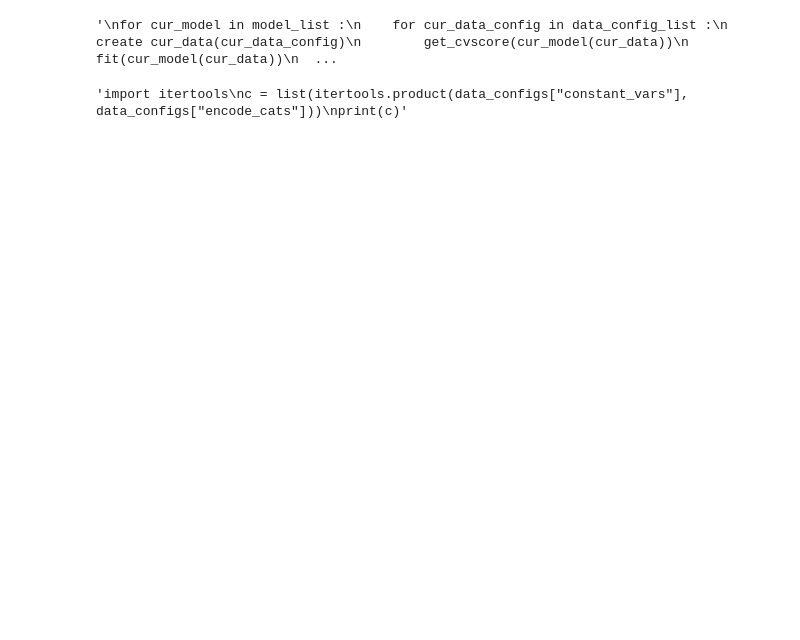
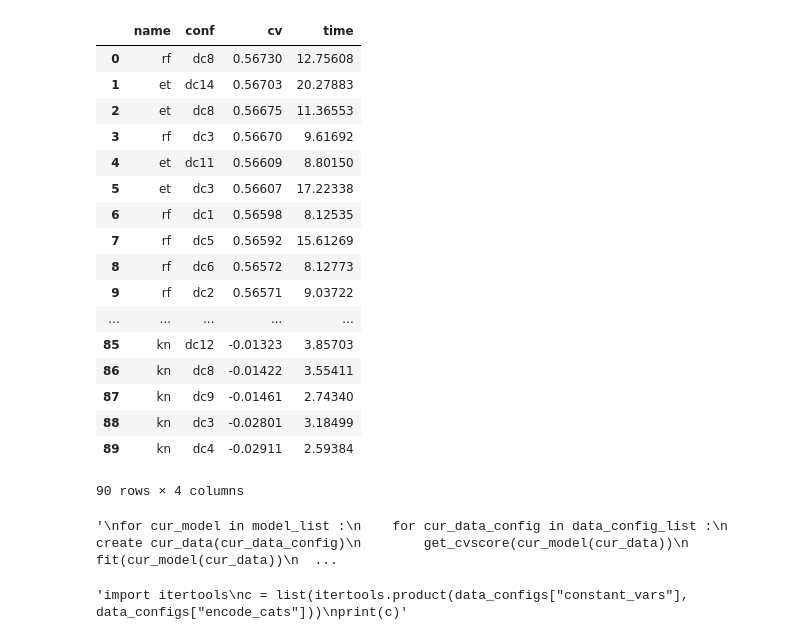
Before and after one commit to juliencohensolal/Merco, a Jupyter notebook: M_Generator.ipynb, the cells around one changed output. Saved outputs shown, nothing was run; the diff lists cells and outputs as text; code cells hidden in the pictures; blank space fills up the shorter version.

```diff
--- a/M_Generator.ipynb
+++ b/M_Generator.ipynb
@@ -7,20 +7,21 @@ import matplotlib.pyplot as plt
 import seaborn as sns
 import warnings
 import time
+from sklearn.model_selection import KFold
 from sklearn.preprocessing import LabelEncoder
 from sklearn.decomposition import PCA, FastICA, TruncatedSVD
 from sklearn.random_projection import GaussianRandomProjection, SparseRandomProjection
-from sklearn.model_selection import KFold
-from sklearn.linear_model import LassoCV, LassoLarsCV
-from sklearn.ensemble import ExtraTreesRegressor
+from sklearn.linear_model import LassoCV, LassoLarsCV, RidgeCV
+from sklearn.ensemble import ExtraTreesRegressor, RandomForestRegressor, GradientBoostingRegressor
+from sklearn.neighbors import KNeighborsRegressor
 from sklearn.metrics import r2_score
-import xgboost as xgb
+from xgboost import XGBRegressor, DMatrix
 
 # Visualization options
-pd.set_option('display.float_format', lambda x: '%.3f' % x)
+pd.set_option('display.float_format', lambda x: '%.5f' % x)
 pd.set_option('display.max_columns', None)
+%matplotlib inline
 HTML("<style>.container { width: 90% !important; }</style>")
-%matplotlib inline
 warnings.filterwarnings("ignore")
 
 # Global variables
@@ -58,14 +614,0 @@ models = {
-# %%
-'''
-data_configs = {
-    "encode_cats" : ["LE", "LE+", "dummies"],
-    "constant_vars" : ["with", "without"],
-    "dupli_vars" : ["with", "remove_train", "remove_train+test"],
-    "binary_counts" : ["with", "without"],
-    "pca" : [0, 3, 6, 9, 12, 15],
-    "ica" : [0, 3, 6, 9, 12, 15],
-    "tsvd" : [0, 3, 6, 9, 12, 15],
-    "grp" : [0, 3, 6, 9, 12, 15],
-    "srp" : [0, 3, 6, 9, 12, 15],
-}
-'''
@@ -307,0 +615,3 @@ Elapsed : 37.46928906440735
+# %%
+# Generate preds
+results = run_generator(models, data_configs, init_train, init_test)
@@ -308,3 +636,27 @@ Elapsed : 37.46928906440735
+# %%
+# Show ordered results
+results.sort_values(["cv"], ascending = False, inplace= True)
+results.reset_index(drop = True, inplace = True)
+display(results)
+# %% [output]
+|  | name | conf | cv | time |
+| 0 | rf | dc8 | 0.56730 | 12.75608 |
+| 1 | et | dc14 | 0.56703 | 20.27883 |
+| 2 | et | dc8 | 0.56675 | 11.36553 |
+| 3 | rf | dc3 | 0.56670 | 9.61692 |
+| 4 | et | dc11 | 0.56609 | 8.80150 |
+| 5 | et | dc3 | 0.56607 | 17.22338 |
+| 6 | rf | dc1 | 0.56598 | 8.12535 |
+| 7 | rf | dc5 | 0.56592 | 15.61269 |
+| 8 | rf | dc6 | 0.56572 | 8.12773 |
+| 9 | rf | dc2 | 0.56571 | 9.03722 |
+| ... | ... | ... | ... | ... |
+| 85 | kn | dc12 | -0.01323 | 3.85703 |
+| 86 | kn | dc8 | -0.01422 | 3.55411 |
+| 87 | kn | dc9 | -0.01461 | 2.74340 |
+| 88 | kn | dc3 | -0.02801 | 3.18499 |
+| 89 | kn | dc4 | -0.02911 | 2.59384 |
+90 rows × 4 columns
 # %%
 '''
 for cur_model in model_list :
```
Also changed, not shown: parts of 17 cells of this notebook.
